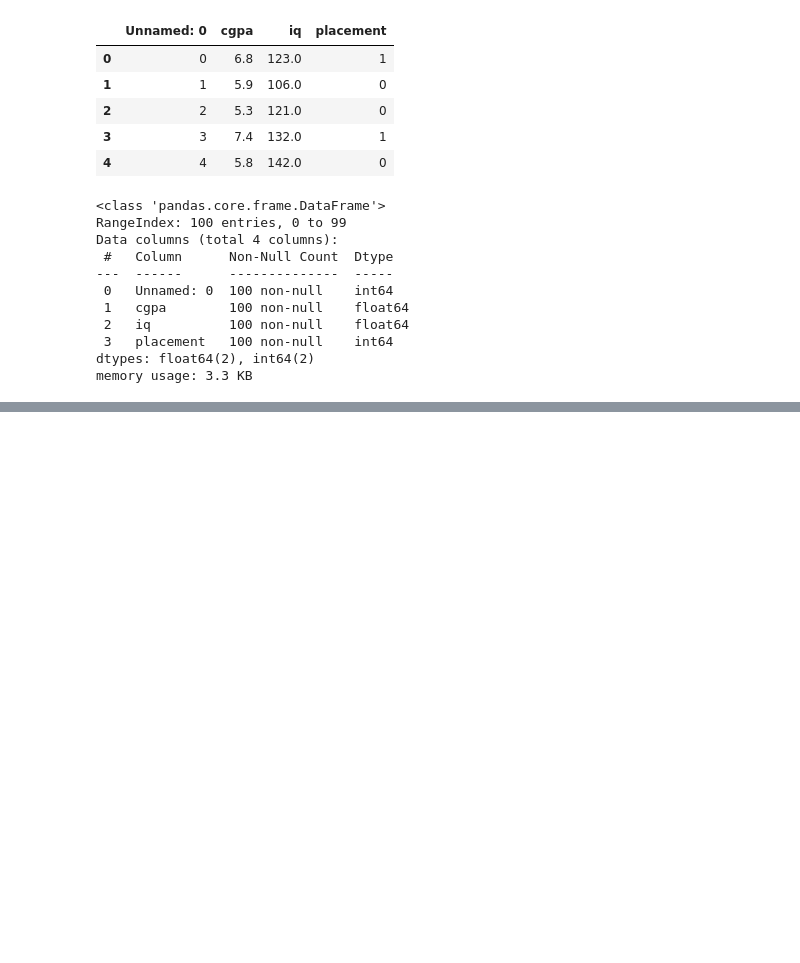
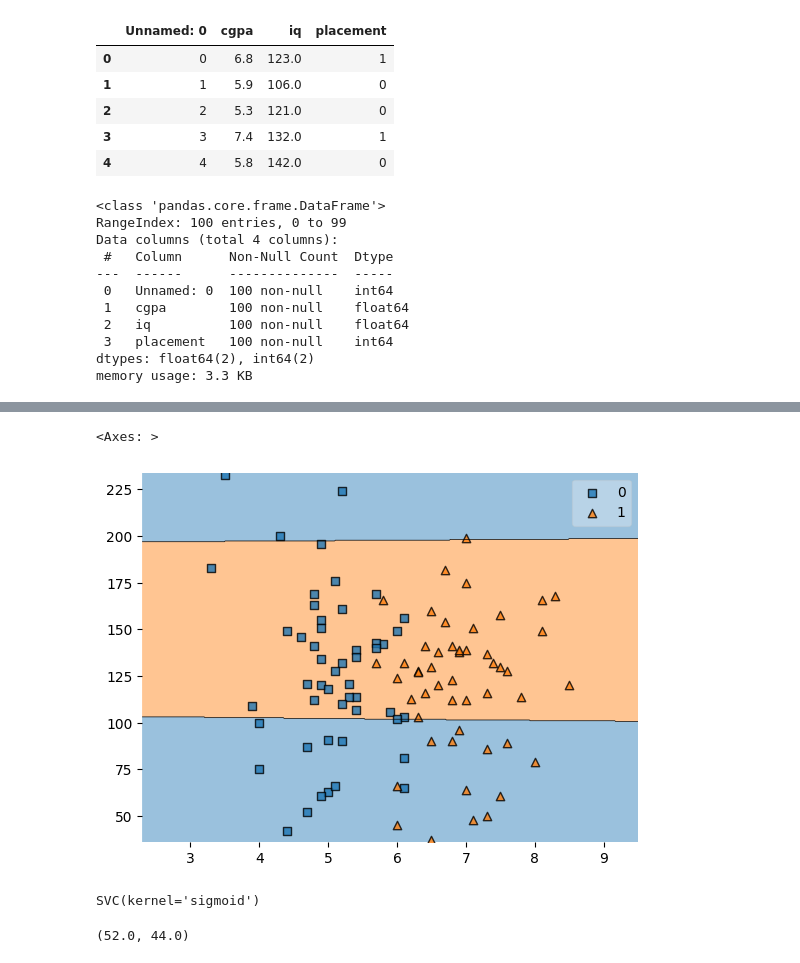
Before and after one commit to shawinCreates/data-science, a Jupyter notebook: machine learning/SVM Classification.ipynb, the cells around one changed output, grey strips where cells are left out. Drawn from its saved outputs; the diff is of its cells as text; code cells hidden in the pictures; blank space fills up the shorter version.

```diff
--- a/machine learning/SVM Classification.ipynb
+++ b/machine learning/SVM Classification.ipynb
@@ -27,0 +100,14 @@ memory usage: 3.3 KB
+# %%
+plot_decision_regions(x.to_numpy(), y.to_numpy(), clf=sv3)
+# %% [output]
+<Axes: >
+[figure, added]
+# %%
+sv4 = SVC(kernel='sigmoid')
+sv4.fit(x_train, y_train)
+# %% [output]
+SVC(kernel='sigmoid')
+# %%
+sv4.score(x_train, y_train)*100, sv4.score(x_test, y_test)*100
+# %% [output]
+(52.0, 44.0)
```
Also changed, not shown: parts of 18 cells of this notebook.
